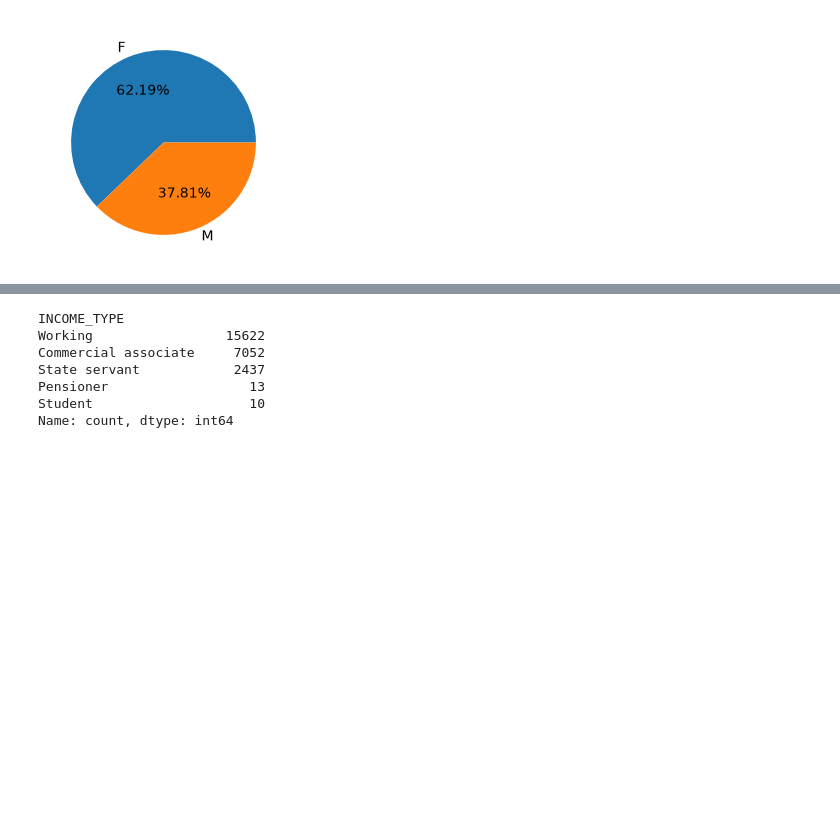
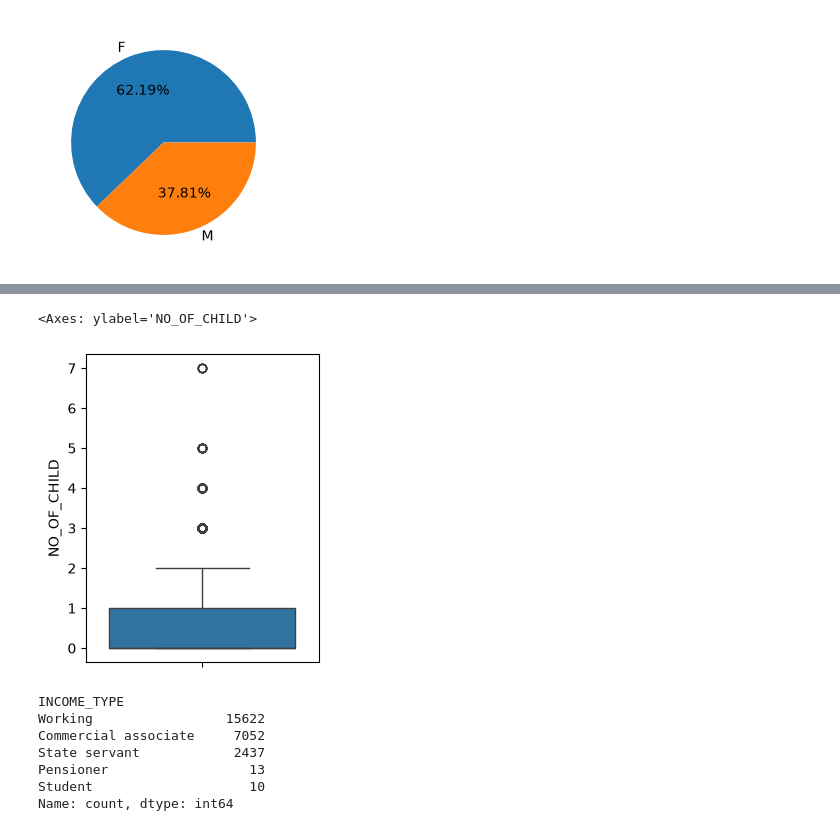
Before and after one commit to namitha9eshan/credit_card_fraud_detection_project, a Jupyter notebook: notebooks/EDA_&_Feature_Engineering.ipynb, the cells around one changed output, grey strips where cells are left out. Saved outputs shown, nothing was run; the diff lists cells and outputs as text; code cells hidden in the pictures; blank space fills up the shorter version.

```diff
--- a/notebooks/EDA_&_Feature_Engineering.ipynb
+++ b/notebooks/EDA_&_Feature_Engineering.ipynb
@@ -117,3 +131,11 @@ plt.pie(x=df.GENDER.value_counts().values, labels=df.GENDER.value_counts().index
+# %%
+#Checking the outliers of 'NO_OF_CHILD'
+df['NO_OF_CHILD'] = df['NO_OF_CHILD'].clip(upper=7)
+plt.figure(figsize=(3,4))
+sns.boxplot(data= df['NO_OF_CHILD'])
+# %% [output]
+<Axes: ylabel='NO_OF_CHILD'>
+[figure, added]
 # %%
 df['INCOME_TYPE'].value_counts()
 # %% [output]
```
Also changed, not shown: parts of 3 cells of this notebook, 3 other files.
